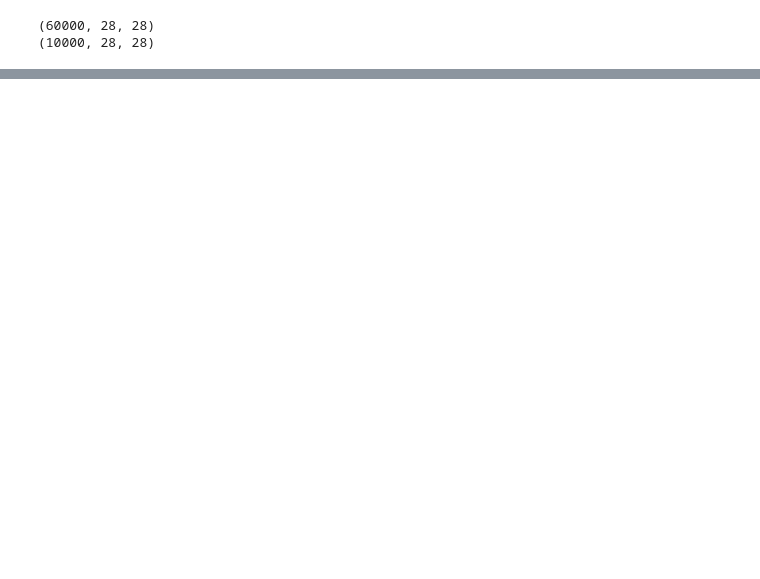
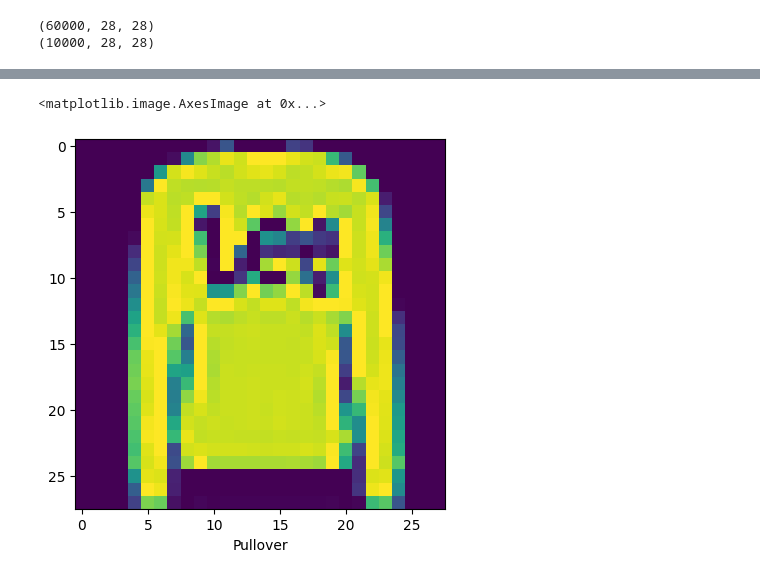
Before and after one commit to taheralmoussali/Clothing-classification, a Jupyter notebook: Clothing_classification.ipynb, the cells around one changed output, grey strips where cells are left out. Cells and saved outputs as stored; diff of their text form; code cells hidden in the pictures; blank space fills up the shorter version.

```diff
--- a/Clothing_classification.ipynb
+++ b/Clothing_classification.ipynb
@@ -111,3 +113,8 @@ Epoch 50/50
+# %%
+# Load the trained model
+import tensorflow as tf
+custom_objects = {'Activation': tf.keras.layers.Activation}
+model = load_model('/content/drive/MyDrive/مشروع العصبونية/fashion_mnist_model.h5', custom_objects=custom_objects)
 # %%
 score = model.evaluate(X_test, y_test, verbose=1)
 print("Test score:", score[0])
@@ -137,0 +142,15 @@ plt.show()
+# %%
+image_1 = X_test[1]
+
+image = np.expand_dims(image_1, axis=0)
+
+predictions = model.predict(image)
+
+predicted_class = np.argmax(predictions[0])
+
+print(f"Predicted class: {predicted_class}")
+
+
+plt.xlabel(labels[predicted_class])
+plt.imshow(image_1.reshape(28, 28))
+# %% [output]
@@ -137,0 +159,2 @@ plt.show()
+<matplotlib.image.AxesImage at 0x...>
+[figure, added]
```
Also changed, not shown: parts of 8 cells of this notebook.
